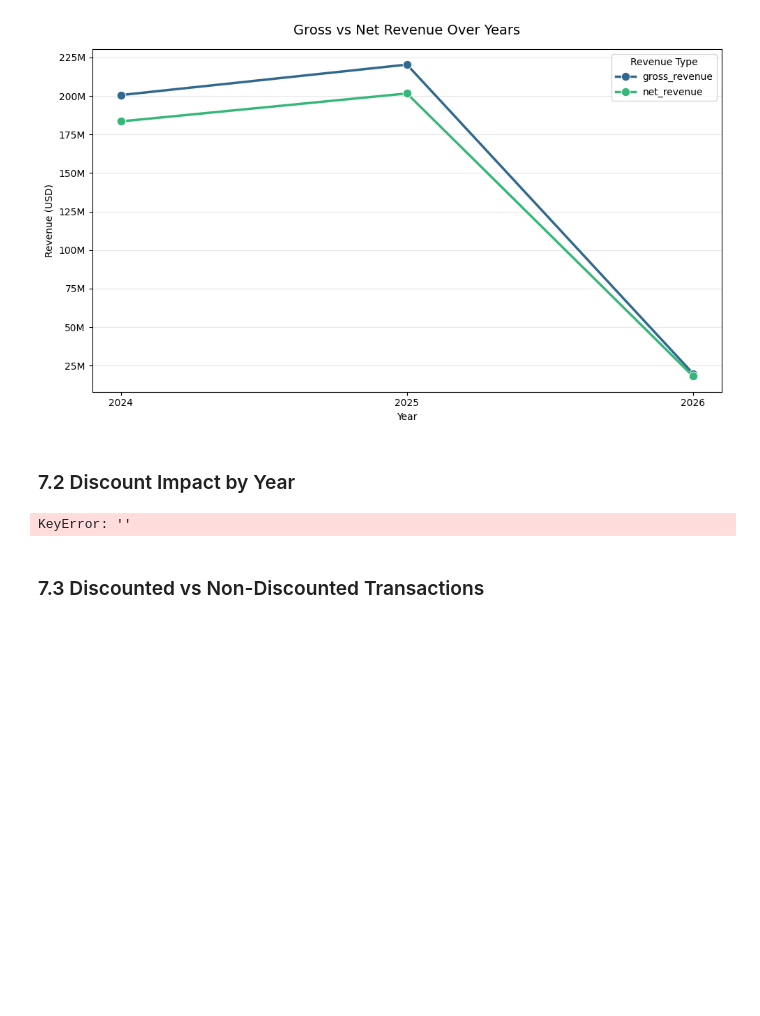
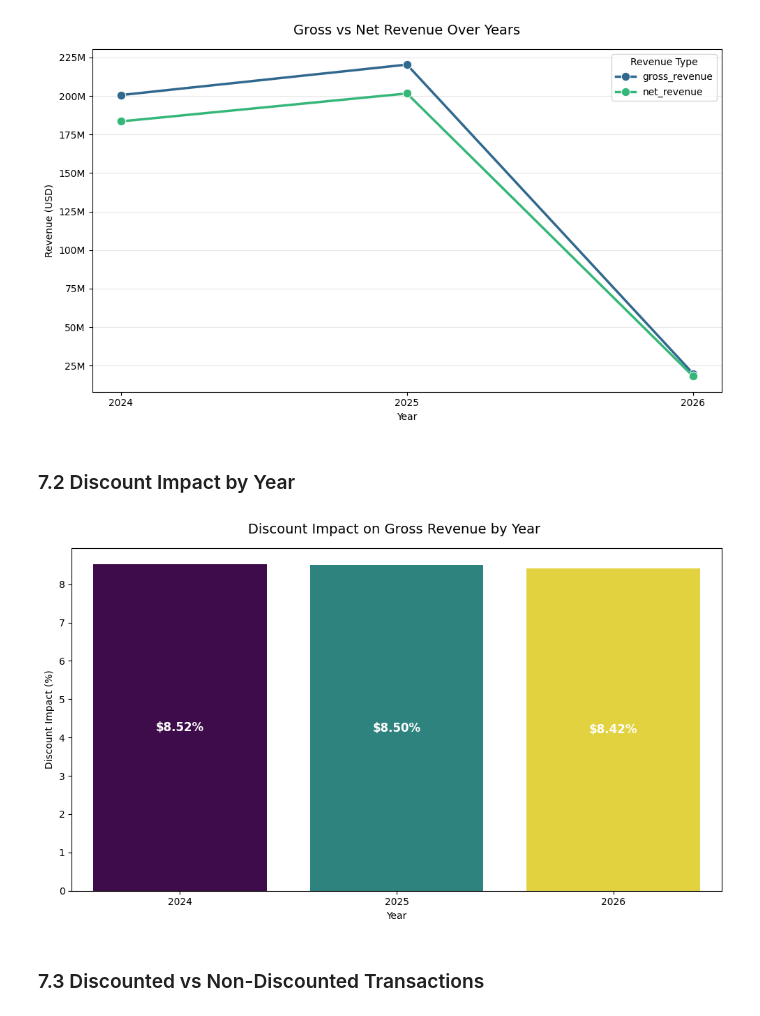
Before and after one commit to judiellegaspina/Ecommerce-EDA-and-Sales-Prediction, a Jupyter notebook: 05_Sales_Analysis.ipynb, the cells around one changed output. Cells and saved outputs as stored; diff of their text form; code cells hidden in the pictures; blank space fills up the shorter version.

Commit message:
-discount initial analysis

```diff
--- a/05_Sales_Analysis.ipynb
+++ b/05_Sales_Analysis.ipynb
@@ -945,10 +945,51 @@ plt.show()
 ### 7.2 Discount Impact by Year
 # %%
 discount_yearly = (
-    sales_df.groupby([''])
+    sales_df
+    .groupby('order_year')
+    .agg(
+        gross_revenue=('gross_revenue_usd', 'sum'),
+        net_revenue=('net_revenue_usd', 'sum'),
+        discount_amount=('discount_amount_usd', 'sum')
+    )
+    .reset_index()
 )
+
+discount_yearly['discount_impact_percent'] = (
+    discount_yearly['discount_amount']
+    / discount_yearly['gross_revenue']
+    * 100
+)
+
+plt.figure(figsize=(10, 6))
+
+ax = sns.barplot(
+    data=discount_yearly,
+    x='order_year',
+    y='discount_impact_percent',
+    palette='viridis',
+    hue='order_year',
+    legend=False
+)
+
+# Add value labels on each marker
+for container in ax.containers:
+    ax.bar_label(
+        container,
+        labels=[f'${v:,.2f}%' for v in container.datavalues],
+        label_type='center',
+        color='white',
+        fontsize=12,
+        fontweight='bold'
+    )
+
+plt.title('Discount Impact on Gross Revenue by Year ', fontsize=14, pad=15)
+plt.xlabel('Year')
+plt.ylabel('Discount Impact (%)')
+plt.tight_layout()
+plt.show()
 # %% [output]
-KeyError: ''
+[figure, added]
 # %% [markdown]
 ### 7.3 Discounted vs Non-Discounted Transactions
 # %%
```
